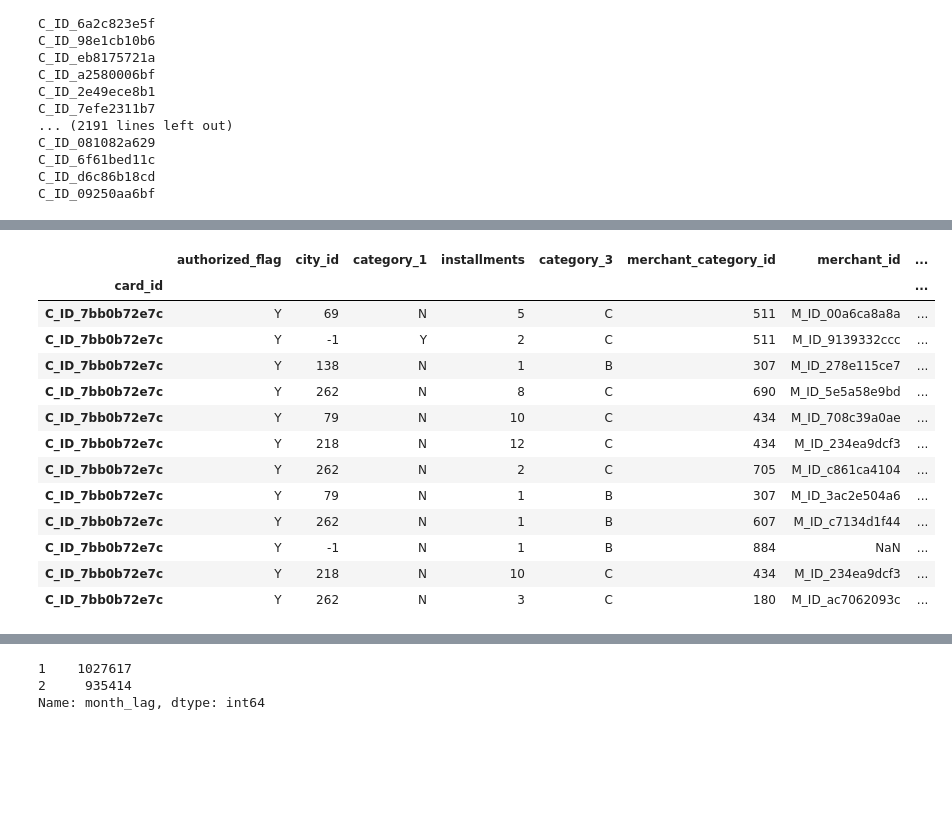
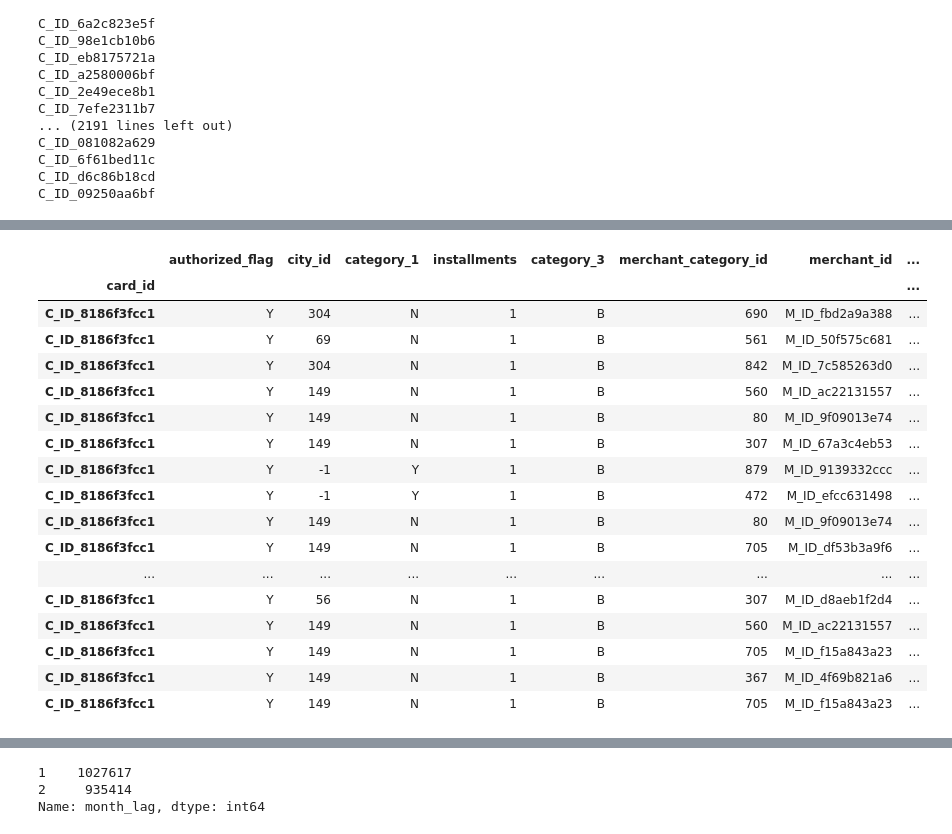
Before and after one commit to SONG-WONHO/Kaggle-Elo, a Jupyter notebook: 1-5 EDA with -33.ipynb, the cells around one changed output, grey strips where cells are left out. Drawn from its saved outputs; the diff is of its cells as text; code cells hidden in the pictures; blank space fills up the shorter version.

```diff
--- a/1-5 EDA with -33.ipynb
+++ b/1-5 EDA with -33.ipynb
@@ -78,18 +104,24 @@ C_ID_09250aa6bf
+# %%
+card_id = 'C_ID_8186f3fcc1'
 # %%
-history.loc['C_ID_7bb0b72e7c'].sort_values('purchase_date')
+history.loc[card_id].sort_values('purchase_date')
 # %% [output]
 |  | authorized_flag | city_id | category_1 | installments | category_3 | merchant_category_id | merchant_id | ... |
 | card_id |  |  |  |  |  |  |  | ... |
-| C_ID_7bb0b72e7c | Y | 69 | N | 5 | C | 511 | M_ID_00a6ca8a8a | ... |
-| C_ID_7bb0b72e7c | Y | -1 | Y | 2 | C | 511 | M_ID_9139332ccc | ... |
-| C_ID_7bb0b72e7c | Y | 138 | N | 1 | B | 307 | M_ID_278e115ce7 | ... |
-| C_ID_7bb0b72e7c | Y | 262 | N | 8 | C | 690 | M_ID_5e5a58e9bd | ... |
-| C_ID_7bb0b72e7c | Y | 79 | N | 10 | C | 434 | M_ID_708c39a0ae | ... |
-| C_ID_7bb0b72e7c | Y | 218 | N | 12 | C | 434 | M_ID_234ea9dcf3 | ... |
-| C_ID_7bb0b72e7c | Y | 262 | N | 2 | C | 705 | M_ID_c861ca4104 | ... |
-| C_ID_7bb0b72e7c | Y | 79 | N | 1 | B | 307 | M_ID_3ac2e504a6 | ... |
-| C_ID_7bb0b72e7c | Y | 262 | N | 1 | B | 607 | M_ID_c7134d1f44 | ... |
-| C_ID_7bb0b72e7c | Y | -1 | N | 1 | B | 884 | NaN | ... |
-| C_ID_7bb0b72e7c | Y | 218 | N | 10 | C | 434 | M_ID_234ea9dcf3 | ... |
-| C_ID_7bb0b72e7c | Y | 262 | N | 3 | C | 180 | M_ID_ac7062093c | ... |
+| C_ID_8186f3fcc1 | Y | 304 | N | 1 | B | 690 | M_ID_fbd2a9a388 | ... |
+| C_ID_8186f3fcc1 | Y | 69 | N | 1 | B | 561 | M_ID_50f575c681 | ... |
+| C_ID_8186f3fcc1 | Y | 304 | N | 1 | B | 842 | M_ID_7c585263d0 | ... |
+| C_ID_8186f3fcc1 | Y | 149 | N | 1 | B | 560 | M_ID_ac22131557 | ... |
+| C_ID_8186f3fcc1 | Y | 149 | N | 1 | B | 80 | M_ID_9f09013e74 | ... |
+| C_ID_8186f3fcc1 | Y | 149 | N | 1 | B | 307 | M_ID_67a3c4eb53 | ... |
+| C_ID_8186f3fcc1 | Y | -1 | Y | 1 | B | 879 | M_ID_9139332ccc | ... |
+| C_ID_8186f3fcc1 | Y | -1 | Y | 1 | B | 472 | M_ID_efcc631498 | ... |
+| C_ID_8186f3fcc1 | Y | 149 | N | 1 | B | 80 | M_ID_9f09013e74 | ... |
+| C_ID_8186f3fcc1 | Y | 149 | N | 1 | B | 705 | M_ID_df53b3a9f6 | ... |
+| ... | ... | ... | ... | ... | ... | ... | ... | ... |
+| C_ID_8186f3fcc1 | Y | 56 | N | 1 | B | 307 | M_ID_d8aeb1f2d4 | ... |
+| C_ID_8186f3fcc1 | Y | 149 | N | 1 | B | 560 | M_ID_ac22131557 | ... |
+| C_ID_8186f3fcc1 | Y | 149 | N | 1 | B | 705 | M_ID_f15a843a23 | ... |
+| C_ID_8186f3fcc1 | Y | 149 | N | 1 | B | 367 | M_ID_4f69b821a6 | ... |
+| C_ID_8186f3fcc1 | Y | 149 | N | 1 | B | 705 | M_ID_f15a843a23 | ... |
 # %%
```
Also changed, not shown: parts of 3 cells of this notebook.
